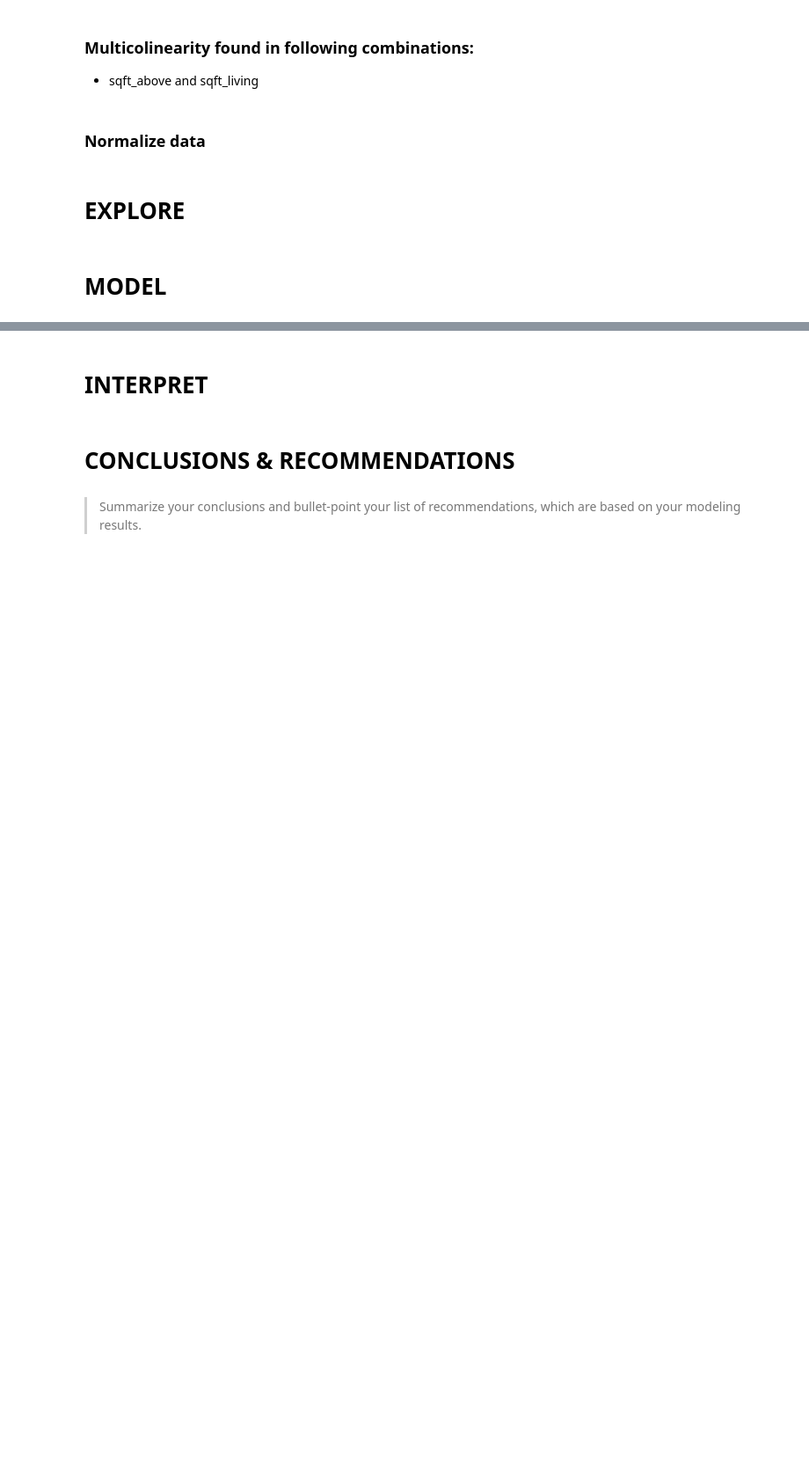
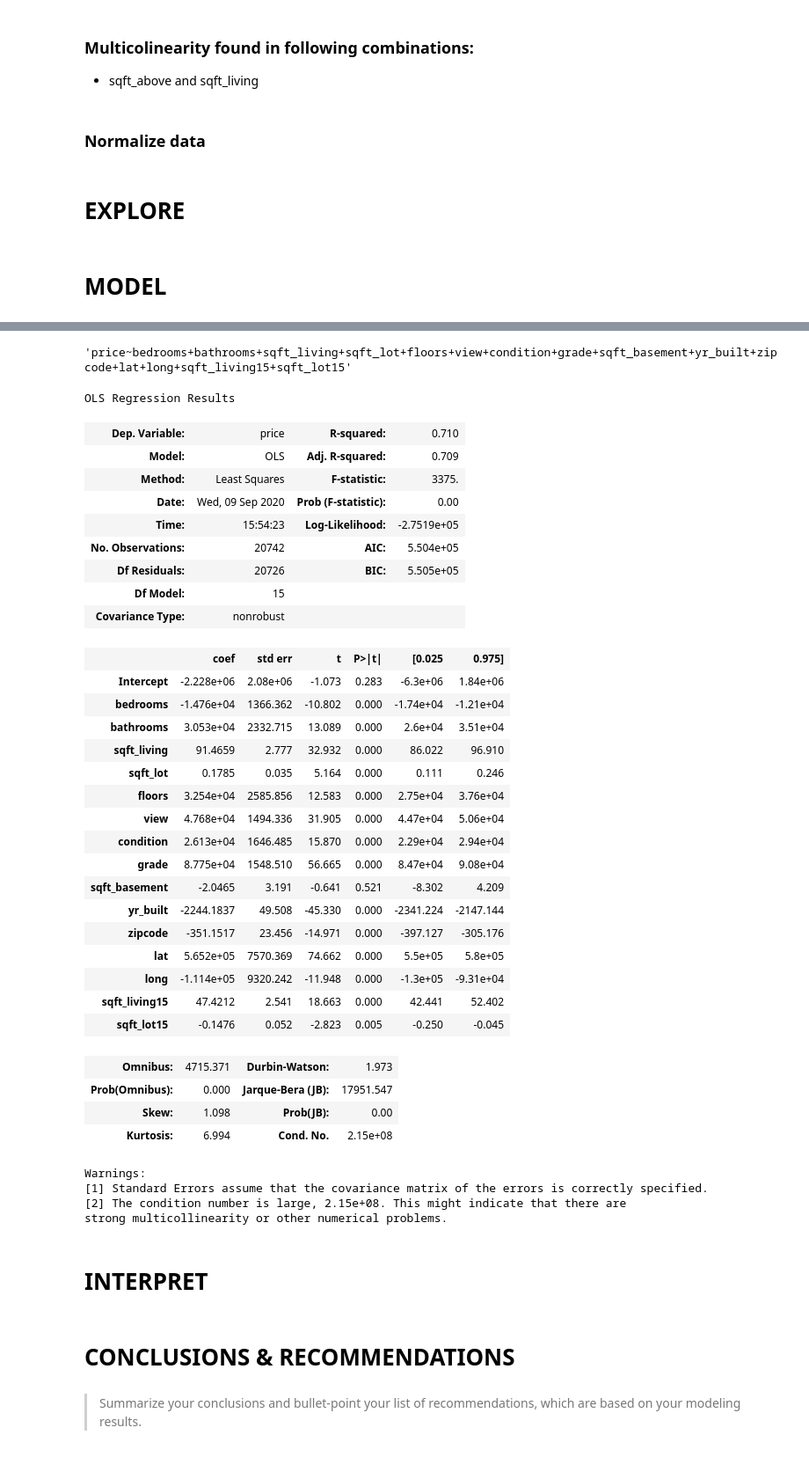
Before and after one commit to jhusney1/dsc-mod-2-project-v2-1-onl01-dtsc-ft-070620, a Jupyter notebook: student.ipynb, the cells around one changed output, grey strips where cells are left out. Shown at 88% size. Cells and saved outputs as stored; diff of their text form; code cells hidden in the pictures; blank space fills up the shorter version.

```diff
--- a/student.ipynb
+++ b/student.ipynb
@@ -331,3 +394,7 @@ sns.heatmap(corr, cmap=cmap, vmax=.75, center=0, annot=True)
 # EXPLORE
 # %% [markdown]
 # MODEL
+# %%
+outcome = 'price'
+x_cols = list(kings_county_sales_df.drop(['price', 'date'], axis=1).columns)
+x_cols
@@ -333,0 +417,46 @@ sns.heatmap(corr, cmap=cmap, vmax=.75, center=0, annot=True)
+# %%
+from statsmodels.formula.api import ols
+predictors = '+'.join(x_cols)
+formula = outcome + '~' + predictors
+formula
+# %% [output]
+'price~bedrooms+bathrooms+sqft_living+sqft_lot+floors+view+condition+grade+sqft_basement+yr_built+zipcode+lat+long+sqft_living15+sqft_lot15'
+# %%
+model = ols(formula=formula, data=kings_county_sales_df).fit()
+model.summary()
+# %% [output]
+OLS Regression Results
+| Dep. Variable: | price | R-squared: | 0.710 |
+| Model: | OLS | Adj. R-squared: | 0.709 |
+| Method: | Least Squares | F-statistic: | 3375. |
+| Date: | Wed, 09 Sep 2020 | Prob (F-statistic): | 0.00 |
+| Time: | 15:54:23 | Log-Likelihood: | -2.7519e+05 |
+| No. Observations: | 20742 | AIC: | 5.504e+05 |
+| Df Residuals: | 20726 | BIC: | 5.505e+05 |
+| Df Model: | 15 |  |  |
+| Covariance Type: | nonrobust |  |  |
+|  | coef | std err | t | P>|t| | [0.025 | 0.975] |
+| Intercept | -2.228e+06 | 2.08e+06 | -1.073 | 0.283 | -6.3e+06 | 1.84e+06 |
+| bedrooms | -1.476e+04 | 1366.362 | -10.802 | 0.000 | -1.74e+04 | -1.21e+04 |
+| bathrooms | 3.053e+04 | 2332.715 | 13.089 | 0.000 | 2.6e+04 | 3.51e+04 |
+| sqft_living | 91.4659 | 2.777 | 32.932 | 0.000 | 86.022 | 96.910 |
+| sqft_lot | 0.1785 | 0.035 | 5.164 | 0.000 | 0.111 | 0.246 |
+| floors | 3.254e+04 | 2585.856 | 12.583 | 0.000 | 2.75e+04 | 3.76e+04 |
+| view | 4.768e+04 | 1494.336 | 31.905 | 0.000 | 4.47e+04 | 5.06e+04 |
+| condition | 2.613e+04 | 1646.485 | 15.870 | 0.000 | 2.29e+04 | 2.94e+04 |
+| grade | 8.775e+04 | 1548.510 | 56.665 | 0.000 | 8.47e+04 | 9.08e+04 |
+| sqft_basement | -2.0465 | 3.191 | -0.641 | 0.521 | -8.302 | 4.209 |
+| yr_built | -2244.1837 | 49.508 | -45.330 | 0.000 | -2341.224 | -2147.144 |
+| zipcode | -351.1517 | 23.456 | -14.971 | 0.000 | -397.127 | -305.176 |
+| lat | 5.652e+05 | 7570.369 | 74.662 | 0.000 | 5.5e+05 | 5.8e+05 |
+| long | -1.114e+05 | 9320.242 | -11.948 | 0.000 | -1.3e+05 | -9.31e+04 |
+| sqft_living15 | 47.4212 | 2.541 | 18.663 | 0.000 | 42.441 | 52.402 |
+| sqft_lot15 | -0.1476 | 0.052 | -2.823 | 0.005 | -0.250 | -0.045 |
+| Omnibus: | 4715.371 | Durbin-Watson: | 1.973 |
+| Prob(Omnibus): | 0.000 | Jarque-Bera (JB): | 17951.547 |
+| Skew: | 1.098 | Prob(JB): | 0.00 |
+| Kurtosis: | 6.994 | Cond. No. | 2.15e+08 |
+Warnings:
+[1] Standard Errors assume that the covariance matrix of the errors is correctly specified.
+[2] The condition number is large, 2.15e+08. This might indicate that there are
+strong multicollinearity or other numerical problems.
```
Also changed, not shown: parts of 16 cells of this notebook.
